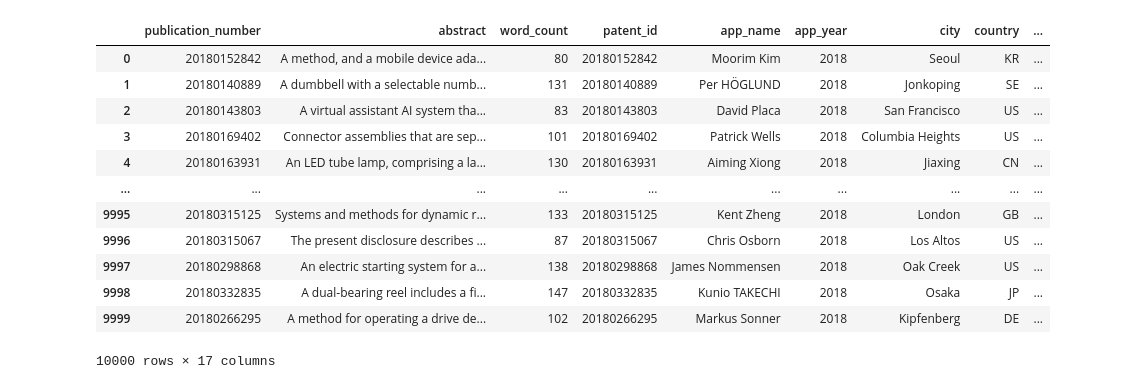
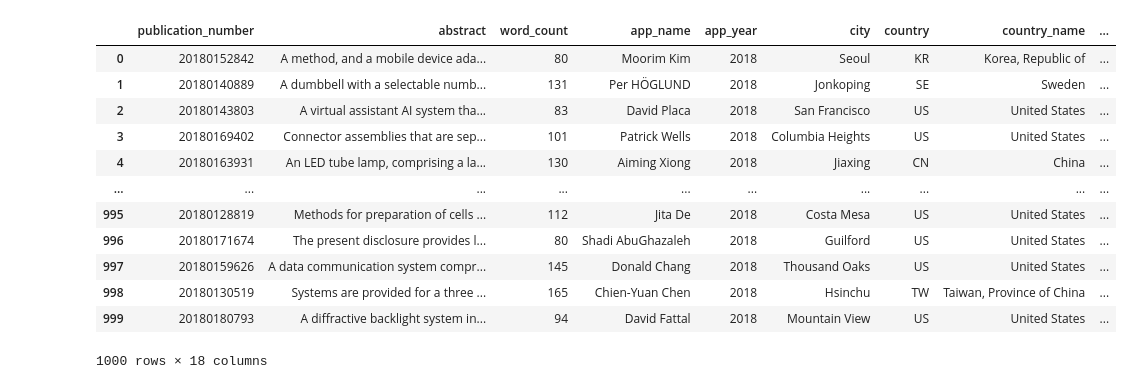
Before and after one commit to tseronni/genome, a Jupyter notebook: notebooks/clustering_with_deep_learning.ipynb, the cells around one changed output. Drawn from its saved outputs; the diff is of its cells as text; code cells hidden in the pictures.

```diff
--- a/notebooks/clustering_with_deep_learning.ipynb
+++ b/notebooks/clustering_with_deep_learning.ipynb
@@ -14,24 +21,24 @@ paths = Paths()
 with open(paths.json_subsectors, 'r') as file:
     subsectors = json.load(file)
 # %%
-df_abstract_patents = pd.read_csv(os.path.join(paths.data_processed, 'abstract_patents.csv'))
+df_abstract_patents = pd.read_csv(os.path.join(paths.data_processed, 'abstract_patents_sliced_15000.csv'))
 # %%
-slice_number = 10000
+slice_number = 1000
 df_sliced = df_abstract_patents[:slice_number]
 df_sliced.to_csv(os.path.join(paths.data_processed, 'abstract_patents_sliced.csv'), index=False)
 df_sliced
 # %% [output]
-|  | publication_number | abstract | word_count | patent_id | app_name | app_year | city | country | ... |
-| 0 | 20180152842 | A method, and a mobile device ada... | 80 | 20180152842 | Moorim Kim | 2018 | Seoul | KR | ... |
-| 1 | 20180140889 | A dumbbell with a selectable numb... | 131 | 20180140889 | Per HÖGLUND | 2018 | Jonkoping | SE | ... |
-| 2 | 20180143803 | A virtual assistant AI system tha... | 83 | 20180143803 | David Placa | 2018 | San Francisco | US | ... |
-| 3 | 20180169402 | Connector assemblies that are sep... | 101 | 20180169402 | Patrick Wells | 2018 | Columbia Heights | US | ... |
-| 4 | 20180163931 | An LED tube lamp, comprising a la... | 130 | 20180163931 | Aiming Xiong | 2018 | Jiaxing | CN | ... |
+|  | publication_number | abstract | word_count | app_name | app_year | city | country | country_name | ... |
+| 0 | 20180152842 | A method, and a mobile device ada... | 80 | Moorim Kim | 2018 | Seoul | KR | Korea, Republic of | ... |
+| 1 | 20180140889 | A dumbbell with a selectable numb... | 131 | Per HÖGLUND | 2018 | Jonkoping | SE | Sweden | ... |
+| 2 | 20180143803 | A virtual assistant AI system tha... | 83 | David Placa | 2018 | San Francisco | US | United States | ... |
+| 3 | 20180169402 | Connector assemblies that are sep... | 101 | Patrick Wells | 2018 | Columbia Heights | US | United States | ... |
+| 4 | 20180163931 | An LED tube lamp, comprising a la... | 130 | Aiming Xiong | 2018 | Jiaxing | CN | China | ... |
 | ... | ... | ... | ... | ... | ... | ... | ... | ... | ... |
-| 9995 | 20180315125 | Systems and methods for dynamic r... | 133 | 20180315125 | Kent Zheng | 2018 | London | GB | ... |
-| 9996 | 20180315067 | The present disclosure describes ... | 87 | 20180315067 | Chris Osborn | 2018 | Los Altos | US | ... |
-| 9997 | 20180298868 | An electric starting system for a... | 138 | 20180298868 | James Nommensen | 2018 | Oak Creek | US | ... |
-| 9998 | 20180332835 | A dual-bearing reel includes a fi... | 147 | 20180332835 | Kunio TAKECHI | 2018 | Osaka | JP | ... |
-| 9999 | 20180266295 | A method for operating a drive de... | 102 | 20180266295 | Markus Sonner | 2018 | Kipfenberg | DE | ... |
+| 995 | 20180128819 | Methods for preparation of cells ... | 112 | Jita De | 2018 | Costa Mesa | US | United States | ... |
+| 996 | 20180171674 | The present disclosure provides l... | 80 | Shadi AbuGhazaleh | 2018 | Guilford | US | United States | ... |
+| 997 | 20180159626 | A data communication system compr... | 145 | Donald Chang | 2018 | Thousand Oaks | US | United States | ... |
+| 998 | 20180130519 | Systems are provided for a three ... | 165 | Chien-Yuan Chen | 2018 | Hsinchu | TW | Taiwan, Province of China | ... |
+| 999 | 20180180793 | A diffractive backlight system in... | 94 | David Fattal | 2018 | Mountain View | US | United States | ... |
-10000 rows × 17 columns
+1000 rows × 18 columns
 # %%
```
Also changed, not shown: parts of 6 cells of this notebook, 6 other files.
